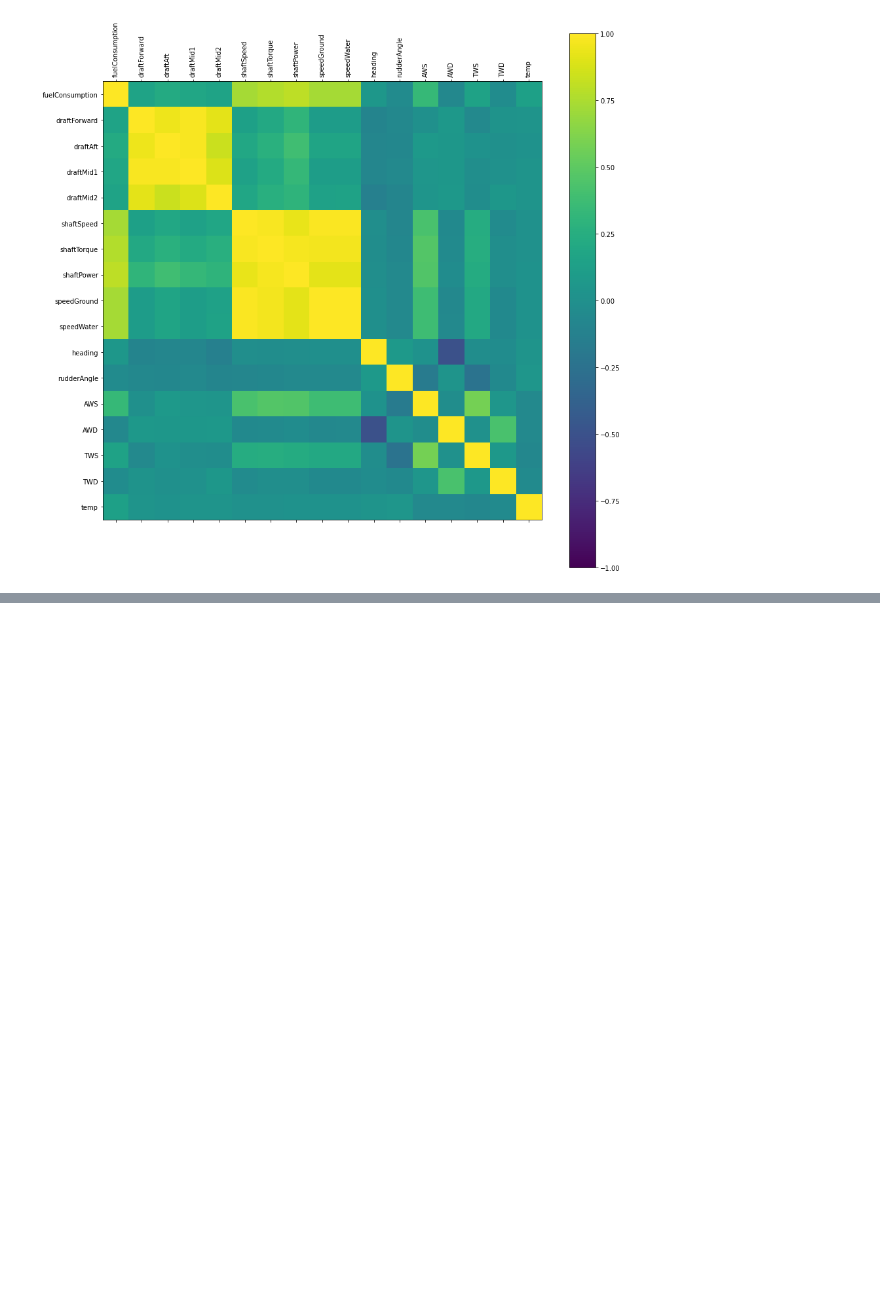
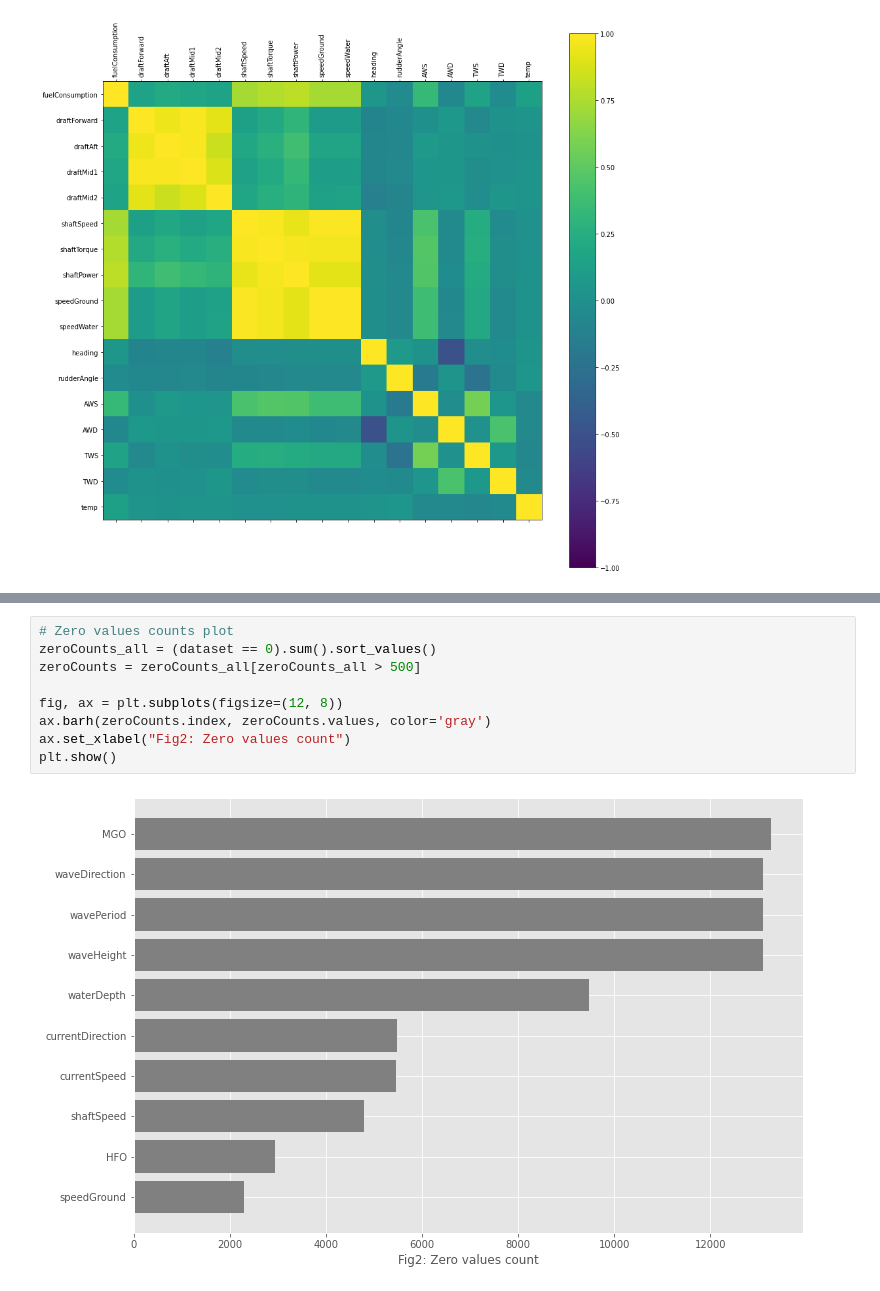
Before and after one commit to R-Sandhu/predict-ship-fuel-consumption, a Jupyter notebook: notebooks/01-exploratory-analysis-2021-02-15.ipynb, the cells around one changed output, grey strips where cells are left out. Drawn from its saved outputs; the diff is of its cells as text; blank space fills up the shorter version.

```diff
--- a/notebooks/01-exploratory-analysis-2021-02-15.ipynb
+++ b/notebooks/01-exploratory-analysis-2021-02-15.ipynb
@@ -141,0 +154,11 @@ ax.set_yticklabels(dataset.drop(cols_to_drop, axis=1).columns);
+# %%
+# Zero values counts plot
+zeroCounts_all = (dataset == 0).sum().sort_values()
+zeroCounts = zeroCounts_all[zeroCounts_all > 500]
+
+fig, ax = plt.subplots(figsize=(12, 8))
+ax.barh(zeroCounts.index, zeroCounts.values, color='gray')
+ax.set_xlabel("Fig2: Zero values count")
+plt.show()
+# %% [output]
+[figure, added]
```
Also changed, not shown: parts of 1 cell of this notebook.
